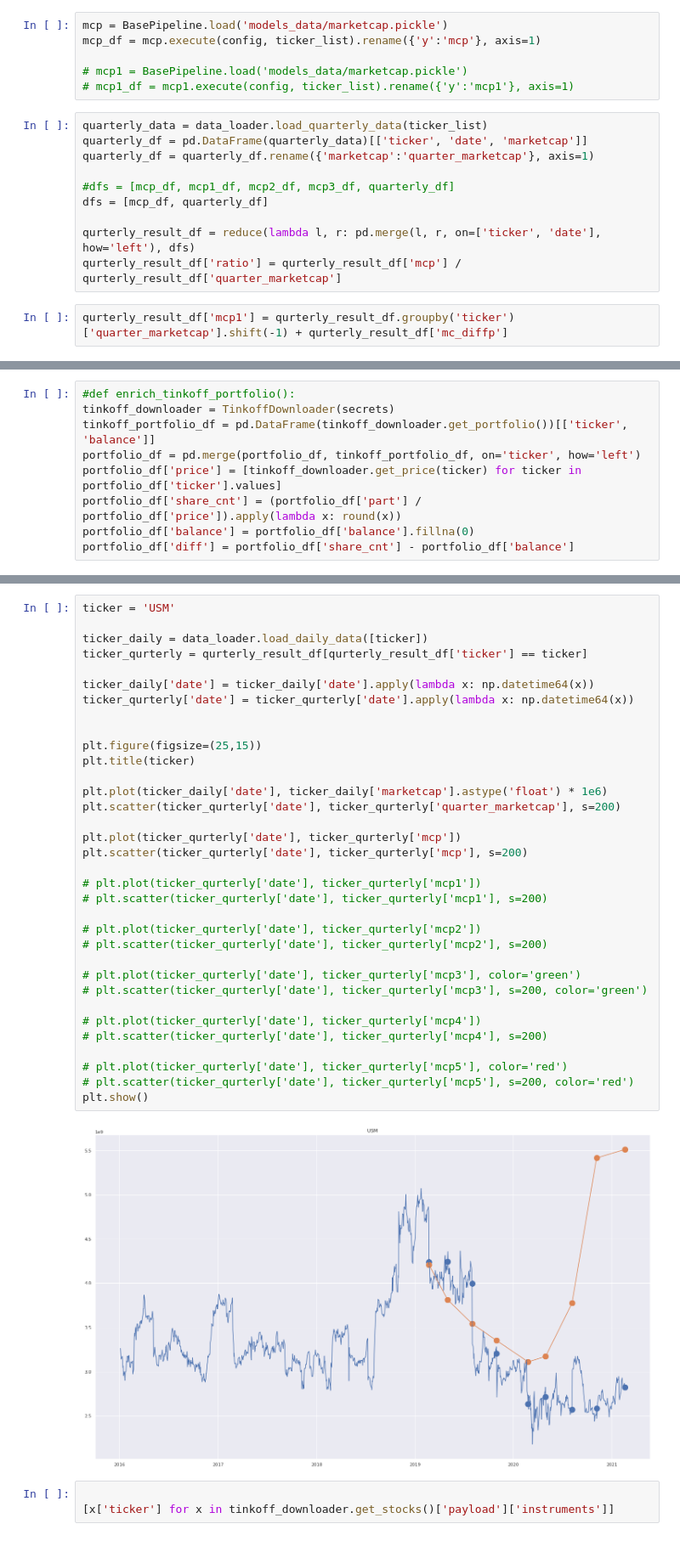
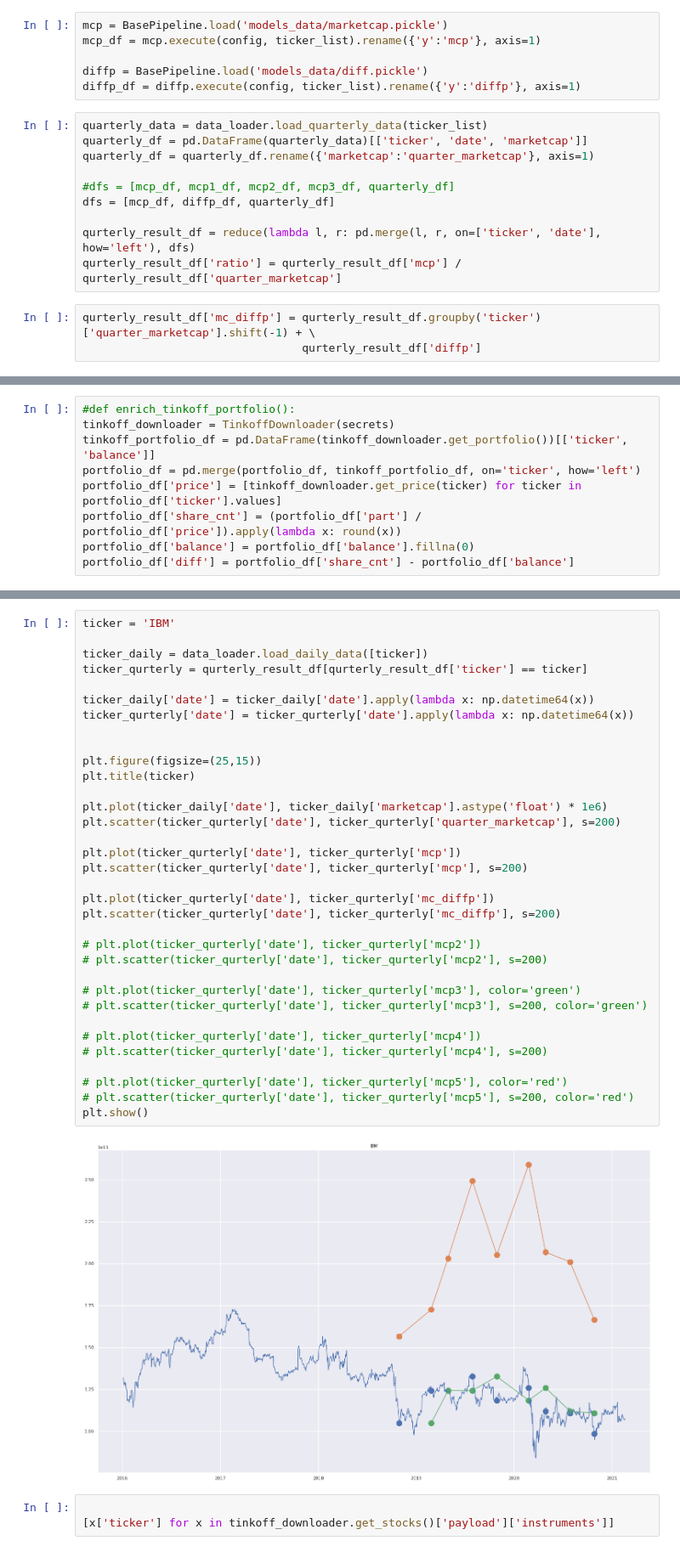
Before and after one commit to fartuk/ml_investment, a Jupyter notebook: my_portfolio.ipynb, the cells around one changed output, grey strips where cells are left out. Shown at 85% size. Saved outputs shown, nothing was run; the diff lists cells and outputs as text.

Commit message:
marketcap diff

```diff
--- a/my_portfolio.ipynb
+++ b/my_portfolio.ipynb
@@ -59,20 +62,21 @@ downloader.ticker_download('datatables/SHARADAR/DAILY?ticker={ticker}', all_tick
 mcp = BasePipeline.load('models_data/marketcap.pickle')
 mcp_df = mcp.execute(config, ticker_list).rename({'y':'mcp'}, axis=1)
 
-# mcp1 = BasePipeline.load('models_data/marketcap.pickle')
-# mcp1_df = mcp1.execute(config, ticker_list).rename({'y':'mcp1'}, axis=1)
+diffp = BasePipeline.load('models_data/diff.pickle')
+diffp_df = diffp.execute(config, ticker_list).rename({'y':'diffp'}, axis=1)
 # %%
 quarterly_data = data_loader.load_quarterly_data(ticker_list)
 quarterly_df = pd.DataFrame(quarterly_data)[['ticker', 'date', 'marketcap']]
 quarterly_df = quarterly_df.rename({'marketcap':'quarter_marketcap'}, axis=1)
 
 #dfs = [mcp_df, mcp1_df, mcp2_df, mcp3_df, quarterly_df]
-dfs = [mcp_df, quarterly_df]
+dfs = [mcp_df, diffp_df, quarterly_df]
 
 qurterly_result_df = reduce(lambda l, r: pd.merge(l, r, on=['ticker', 'date'], how='left'), dfs)
 qurterly_result_df['ratio'] = qurterly_result_df['mcp'] / qurterly_result_df['quarter_marketcap']
 # %%
-qurterly_result_df['mcp1'] = qurterly_result_df.groupby('ticker')['quarter_marketcap'].shift(-1) + qurterly_result_df['mc_diffp']
+qurterly_result_df['mc_diffp'] = qurterly_result_df.groupby('ticker')['quarter_marketcap'].shift(-1) + \
+                                 qurterly_result_df['diffp']
 # %%
 qurterly_result_df
 # %% [output]
@@ -161,39 +165,39 @@ portfolio_df.sort_values('ratio_ratio')
 # %%
-ticker = 'USM'
+ticker = 'IBM'
 
 ticker_daily = data_loader.load_daily_data([ticker])
 ticker_qurterly = qurterly_result_df[qurterly_result_df['ticker'] == ticker]
 
 ticker_daily['date'] = ticker_daily['date'].apply(lambda x: np.datetime64(x))
 ticker_qurterly['date'] = ticker_qurterly['date'].apply(lambda x: np.datetime64(x))
 
 
 plt.figure(figsize=(25,15))
 plt.title(ticker)
 
 plt.plot(ticker_daily['date'], ticker_daily['marketcap'].astype('float') * 1e6)
 plt.scatter(ticker_qurterly['date'], ticker_qurterly['quarter_marketcap'], s=200)
 
 plt.plot(ticker_qurterly['date'], ticker_qurterly['mcp'])
 plt.scatter(ticker_qurterly['date'], ticker_qurterly['mcp'], s=200)
 
-# plt.plot(ticker_qurterly['date'], ticker_qurterly['mcp1'])
-# plt.scatter(ticker_qurterly['date'], ticker_qurterly['mcp1'], s=200)
+plt.plot(ticker_qurterly['date'], ticker_qurterly['mc_diffp'])
+plt.scatter(ticker_qurterly['date'], ticker_qurterly['mc_diffp'], s=200)
 
 # plt.plot(ticker_qurterly['date'], ticker_qurterly['mcp2'])
 # plt.scatter(ticker_qurterly['date'], ticker_qurterly['mcp2'], s=200)
 
 # plt.plot(ticker_qurterly['date'], ticker_qurterly['mcp3'], color='green')
 # plt.scatter(ticker_qurterly['date'], ticker_qurterly['mcp3'], s=200, color='green')
 
 # plt.plot(ticker_qurterly['date'], ticker_qurterly['mcp4'])
 # plt.scatter(ticker_qurterly['date'], ticker_qurterly['mcp4'], s=200)
 
 # plt.plot(ticker_qurterly['date'], ticker_qurterly['mcp5'], color='red')
 # plt.scatter(ticker_qurterly['date'], ticker_qurterly['mcp5'], s=200, color='red')
 plt.show()
 # %% [output]
-[figure, old version]
+[figure, new version]
 # %%
 
 [x['ticker'] for x in tinkoff_downloader.get_stocks()['payload']['instruments']]
```
Also changed, not shown: parts of 3 cells of this notebook, 3 other files.
